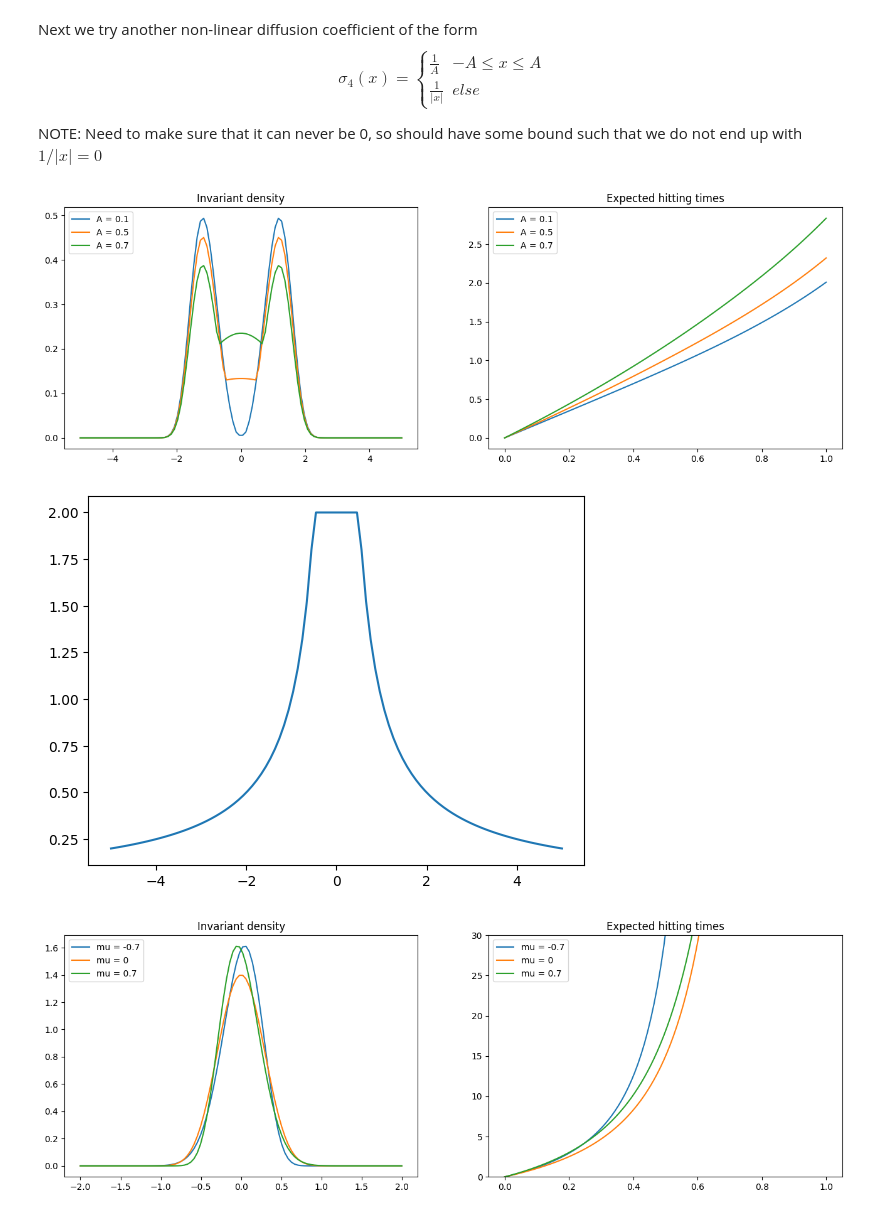
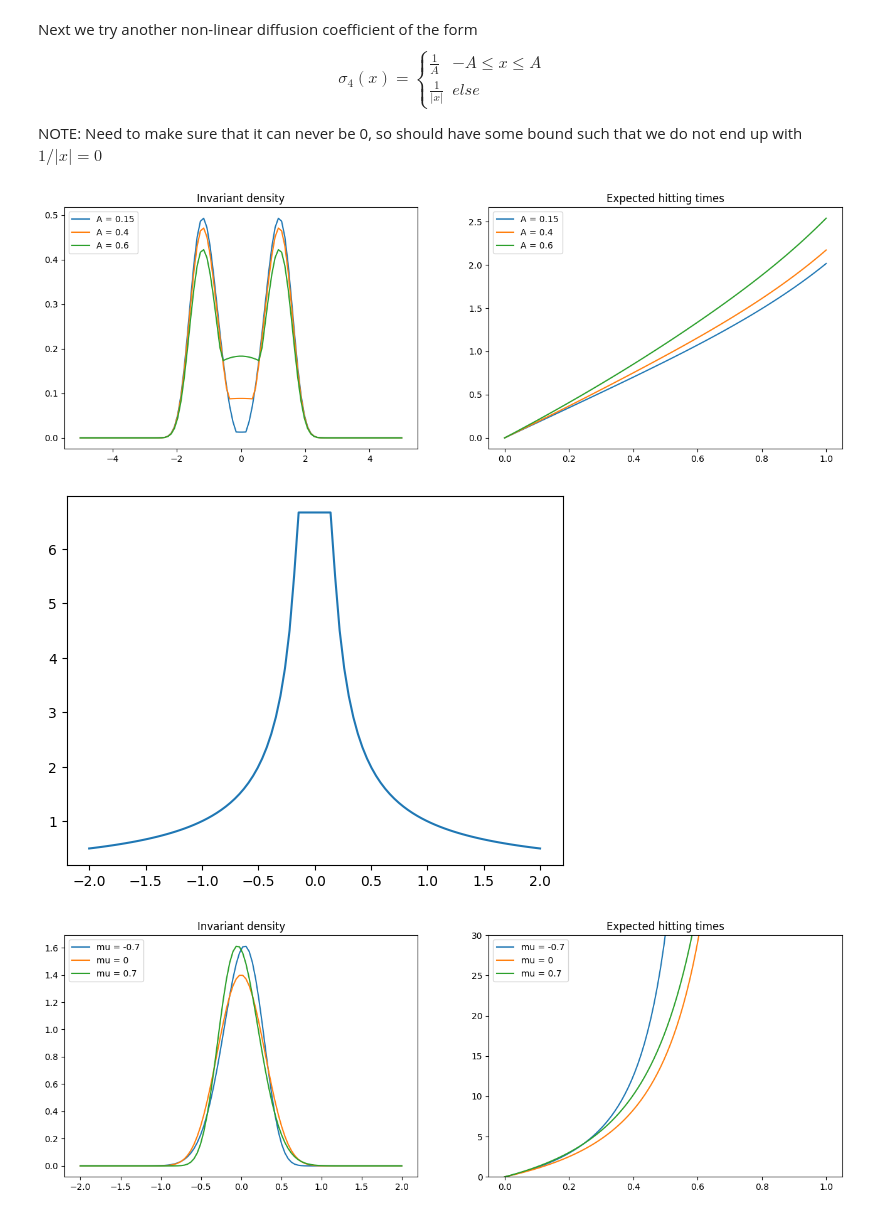
Before and after one commit to RasmusBrostroem/Data-driven-algorithms-for-Impulse-control-problem-Thesis, a Jupyter notebook: TestingDiffusionCoefficients.ipynb, the cells around one changed output. Cells and saved outputs as stored; diff of their text form; code cells hidden in the pictures.

```diff
--- a/TestingDiffusionCoefficients.ipynb
+++ b/TestingDiffusionCoefficients.ipynb
@@ -175,7 +176,7 @@ NOTE: Need to make sure that it can never be 0, so should have some bound such t
 def sigma4(A):
     return lambda x: 1/A if -A <= x and x <= A else (1/np.abs(x) if np.abs(x) < 100 else 1/100)
 
-As = [0.1, 0.5, 0.7]
+As = [0.15, 0.4, 0.6]
 sigmas = [sigma4(A) for A in As]
 
 d = generate_linear_drift(1/2, 0)
@@ -201,19 +202,19 @@ ax[1].ticklabel_format(style="plain")
 #ax[1].set_ylim([0, 30])
 plt.show()
 # %% [output]
-[figure, old version]
+[figure, new version]
 # %%
 def sigma4(A):
     return lambda x: 1/A if -A <= x and x <= A else (1/np.abs(x) if np.abs(x) < 10 else 1/10)
 
 
-s = sigma4(0.5)
-vals = np.linspace(-5,5, 100)
+s = sigma4(0.15)
+vals = np.linspace(-2,2, 100)
 ys = [s(v) for v in vals]
 plt.plot(vals, ys)
 plt.show()
 # %% [output]
-[figure, old version]
+[figure, new version]
 # %%
 def sigma5(mu):
     return lambda x: 1/(np.sqrt(2*2*np.pi))*np.exp(-1/2 * ((x-mu)/np.sqrt(2))**2) if -2*np.sqrt(2)+mu <= x and x <= 2*np.sqrt(2)+mu else 1/(np.sqrt(2*2*np.pi))*np.exp(-1/2 * (2/np.sqrt(2))**2)
```
Also changed, not shown: parts of 7 cells of this notebook.
